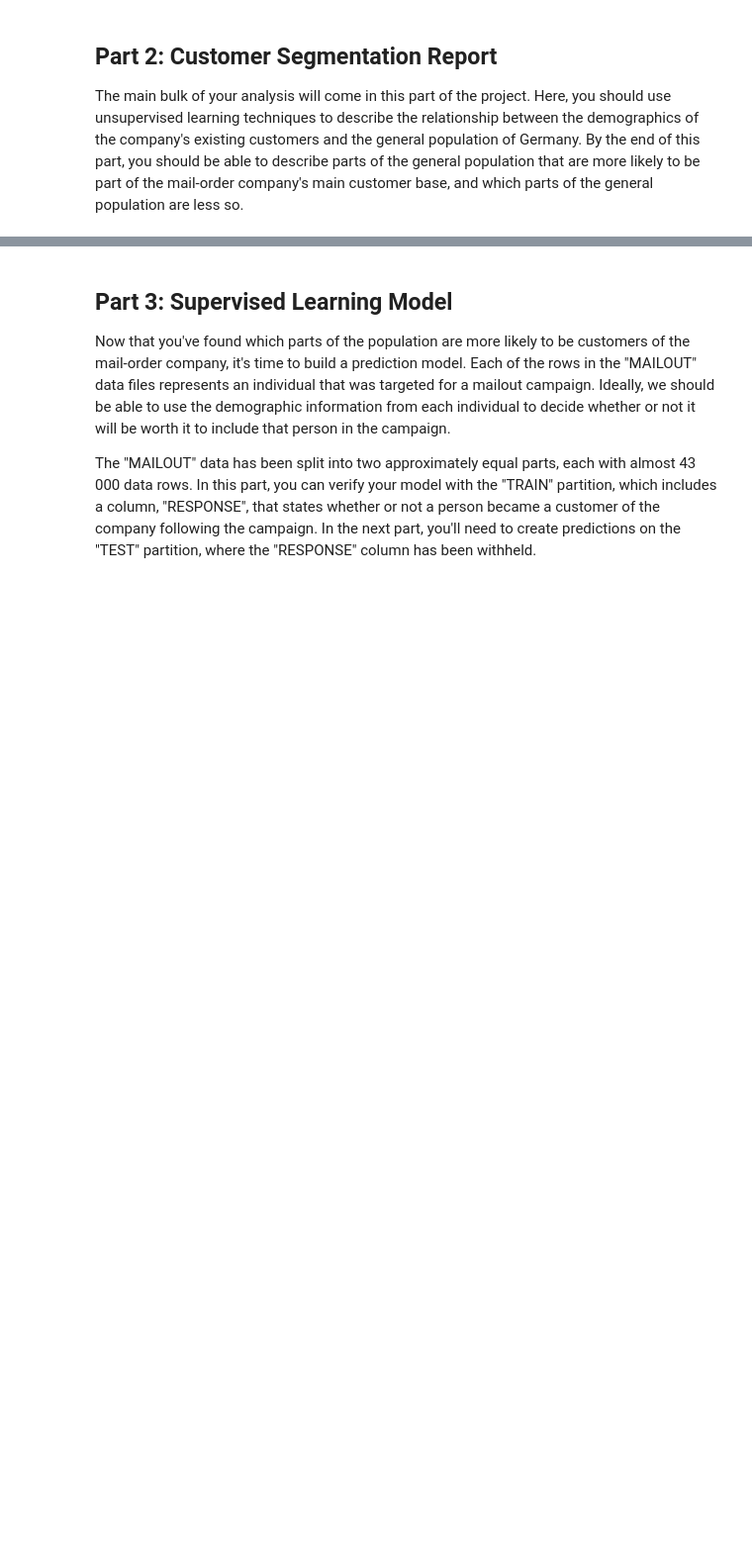
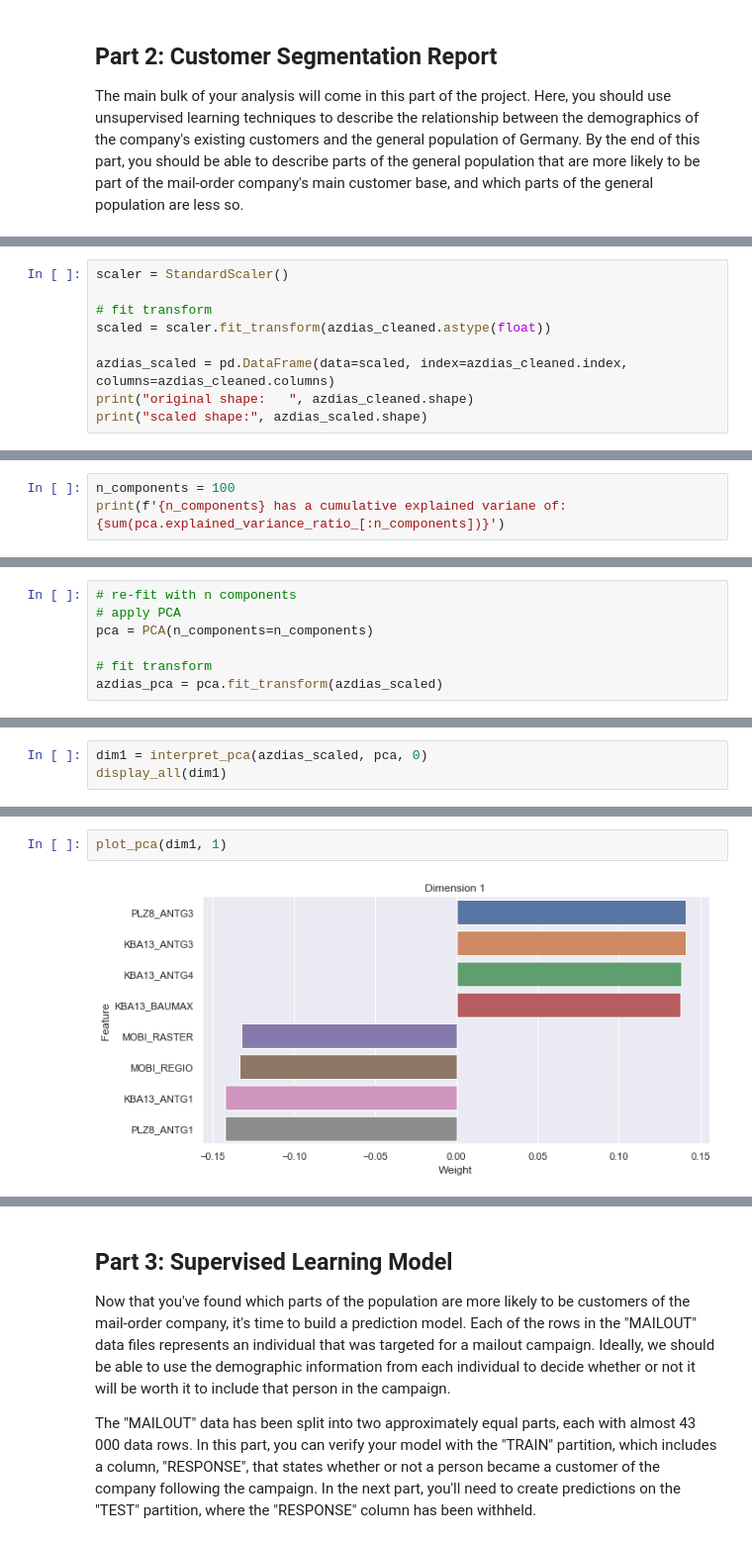
Before and after one commit to michanN/capstone-arvato, a Jupyter notebook: Arvato Project Workbook.ipynb, the cells around one changed output, grey strips where cells are left out. Shown at 99% size. Saved outputs shown, nothing was run; the diff lists cells and outputs as text; blank space fills up the shorter version.

```diff
--- a/Arvato Project Workbook.ipynb
+++ b/Arvato Project Workbook.ipynb
@@ -423,0 +363,9 @@ The main bulk of your analysis will come in this part of the project. Here, you
+# %%
+scaler = StandardScaler()
+
+# fit transform
+scaled = scaler.fit_transform(azdias_cleaned.astype(float))
+
+azdias_scaled = pd.DataFrame(data=scaled, index=azdias_cleaned.index, columns=azdias_cleaned.columns)
+print("original shape:   ", azdias_cleaned.shape)
+print("scaled shape:", azdias_scaled.shape)
@@ -423,0 +452,3 @@ The main bulk of your analysis will come in this part of the project. Here, you
+# %%
+n_components = 100
+print(f'{n_components} has a cumulative explained variane of: {sum(pca.explained_variance_ratio_[:n_components])}')
@@ -423,0 +457,7 @@ The main bulk of your analysis will come in this part of the project. Here, you
+# %%
+# re-fit with n components
+# apply PCA
+pca = PCA(n_components=n_components)
+
+# fit transform
+azdias_pca = pca.fit_transform(azdias_scaled)
@@ -423,0 +469,3 @@ The main bulk of your analysis will come in this part of the project. Here, you
+# %%
+dim1 = interpret_pca(azdias_scaled, pca, 0)
+display_all(dim1)
@@ -423,0 +475,4 @@ The main bulk of your analysis will come in this part of the project. Here, you
+# %%
+plot_pca(dim1, 1)
+# %% [output]
+[figure, added]
```
Also changed, not shown: parts of 50 cells of this notebook, 1 other file.
